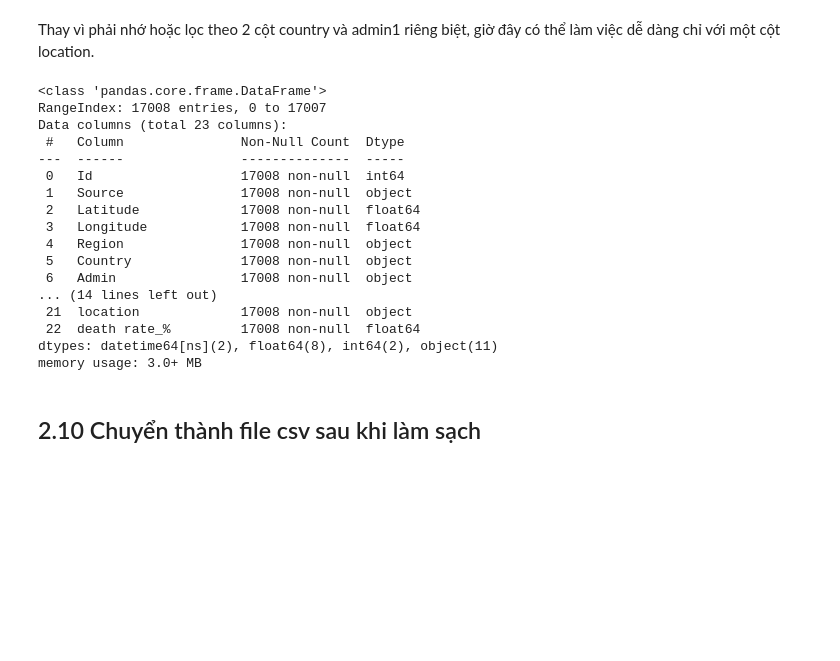
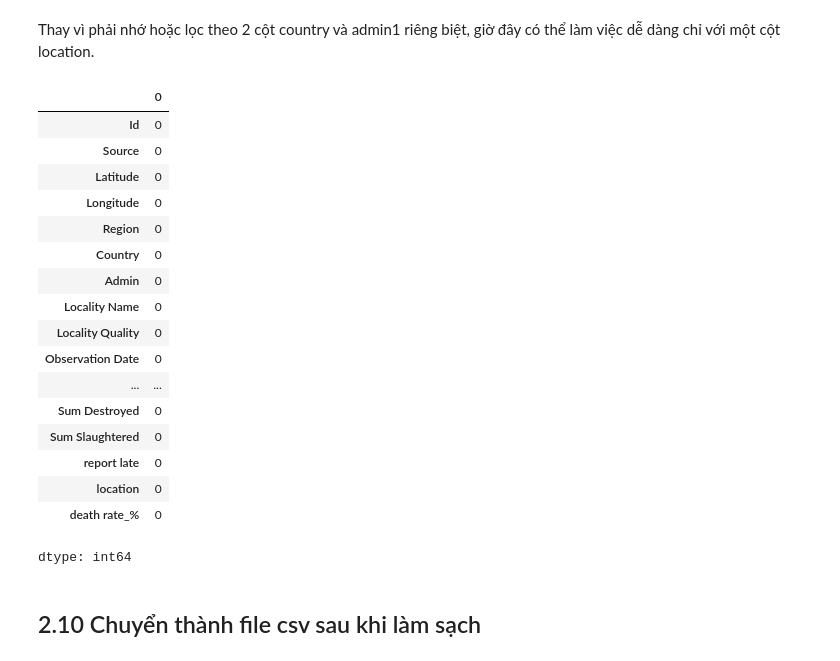
Before and after one commit to Nguyeniris123/DataMining_GLOBAL_ANIMA_DISEASE, a Jupyter notebook: Nhom9.ipynb, the cells around one changed output. Saved outputs shown, nothing was run; the diff lists cells and outputs as text; code cells hidden in the pictures; blank space fills up the shorter version.

```diff
--- a/Nhom9.ipynb
+++ b/Nhom9.ipynb
@@ -232,26 +234,27 @@ df["location"] = df["Country"] + " - " + df["Admin"]
 Thay vì phải nhớ hoặc lọc theo 2 cột country và admin1 riêng biệt, giờ đây có thể làm việc dễ dàng chỉ với một cột location.
 # %%
 df["death rate_%"] = (df["Sum Deaths"] / df["Sum Cases"].replace(0, 1)) * 100
-# %%
-df.info()
-# %% [output]
-<class 'pandas.core.frame.DataFrame'>
-RangeIndex: 17008 entries, 0 to 17007
-Data columns (total 23 columns):
- #   Column               Non-Null Count  Dtype
----  ------               --------------  -----
- 0   Id                   17008 non-null  int64
- 1   Source               17008 non-null  object
- 2   Latitude             17008 non-null  float64
- 3   Longitude            17008 non-null  float64
- 4   Region               17008 non-null  object
- 5   Country              17008 non-null  object
- 6   Admin                17008 non-null  object
-... (14 lines left out)
- 21  location             17008 non-null  object
- 22  death rate_%         17008 non-null  float64
-dtypes: datetime64[ns](2), float64(8), int64(2), object(11)
-memory usage: 3.0+ MB
+# %%
+df.isnull().sum()
+# %% [output]
+|  | 0 |
+| Id | 0 |
+| Source | 0 |
+| Latitude | 0 |
+| Longitude | 0 |
+| Region | 0 |
+| Country | 0 |
+| Admin | 0 |
+| Locality Name | 0 |
+| Locality Quality | 0 |
+| Observation Date | 0 |
+| ... | ... |
+| Sum Destroyed | 0 |
+| Sum Slaughtered | 0 |
+| report late | 0 |
+| location | 0 |
+| death rate_% | 0 |
+dtype: int64
 # %% [markdown]
 ## 2.10 Chuyển thành file csv sau khi làm sạch
 # %%
```
Also changed, not shown: parts of 61 cells of this notebook.
